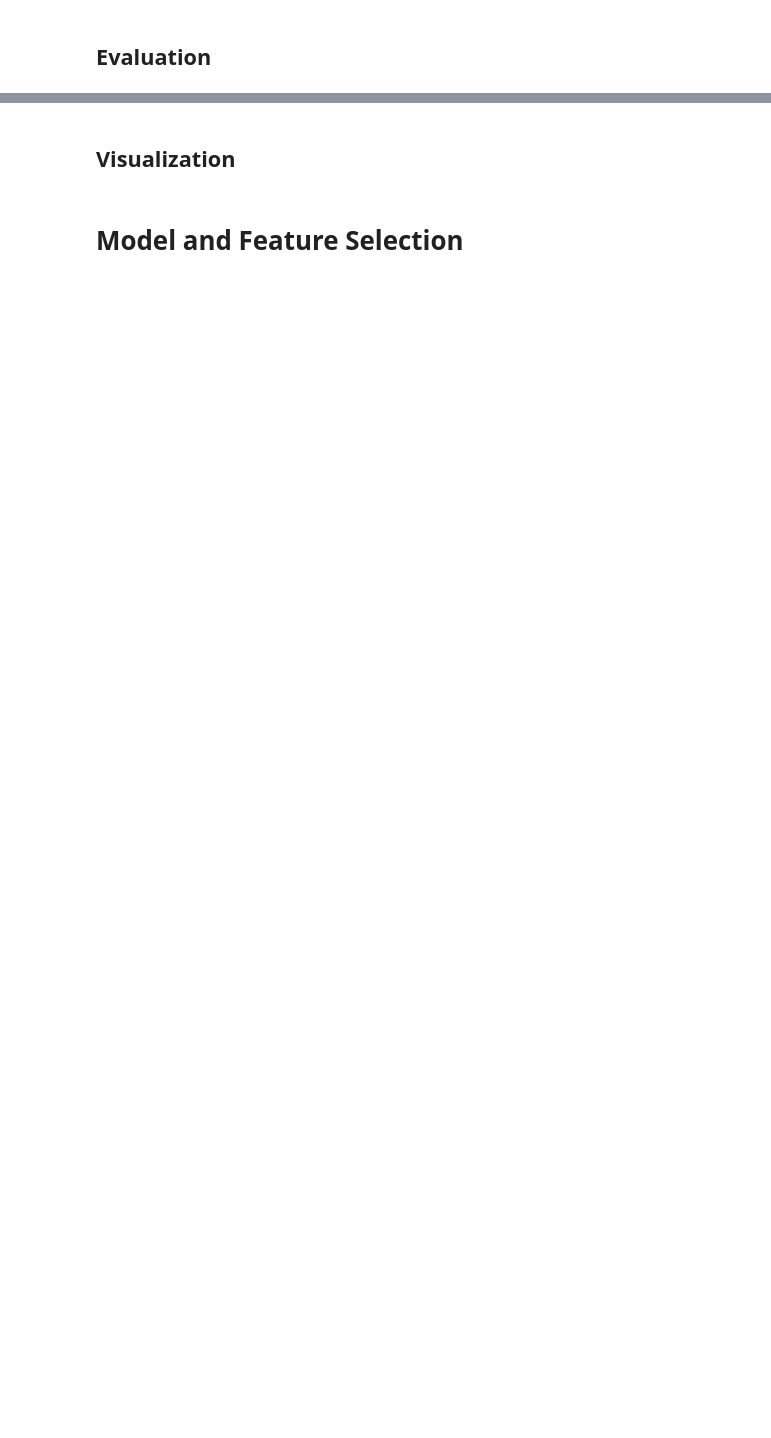
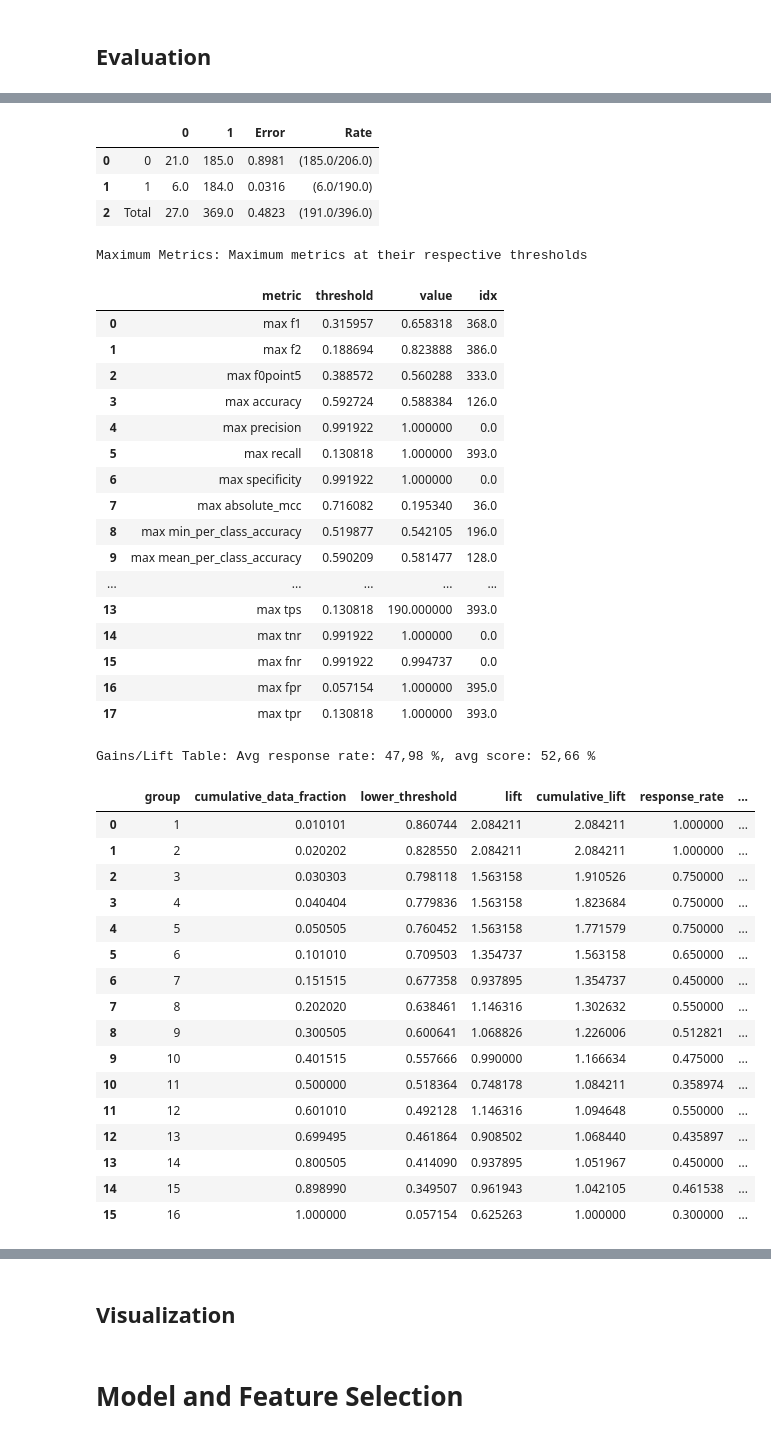
Before and after one commit to henriquebferreira/faceit-predictor-ML, a Jupyter notebook: faceit-predictor-framework.ipynb, the cells around one changed output, grey strips where cells are left out. Cells and saved outputs as stored; diff of their text form; code cells hidden in the pictures; blank space fills up the shorter version.

```diff
--- a/faceit-predictor-framework.ipynb
+++ b/faceit-predictor-framework.ipynb
@@ -400,0 +664,2 @@ features_imp_df.head(40)
+# %%
+hf = h2o.H2OFrame(data_processed)
@@ -400,0 +669,4 @@ features_imp_df.head(40)
+# %%
+splits = hf.split_frame(ratios=[0.7], seed=1)
+train = splits[0]
+test = splits[1]
@@ -400,0 +675,8 @@ features_imp_df.head(40)
+# %%
+# Identify predictors and response
+x = train.columns
+y = "winner"
+x.remove(y)
+
+# For binary classification, response should be a factor
+train[y] = train[y].asfactor()
@@ -400,0 +685,3 @@ features_imp_df.head(40)
+# %%
+aml = H2OAutoML(max_runtime_secs=30, seed=1, max_models=50, include_algos=["XGBoost"])
+aml.train(x=x, y=y, training_frame=train)
@@ -400,0 +728,4 @@ features_imp_df.head(40)
+# %%
+perf = aml.leader.model_performance(test)
+print(perf)
+# %% [output]
@@ -400,0 +748,40 @@ features_imp_df.head(40)
+|  |  | 0 | 1 | Error | Rate |
+| 0 | 0 | 21.0 | 185.0 | 0.8981 | (185.0/206.0) |
+| 1 | 1 | 6.0 | 184.0 | 0.0316 | (6.0/190.0) |
+| 2 | Total | 27.0 | 369.0 | 0.4823 | (191.0/396.0) |
+Maximum Metrics: Maximum metrics at their respective thresholds
+|  | metric | threshold | value | idx |
+| 0 | max f1 | 0.315957 | 0.658318 | 368.0 |
+| 1 | max f2 | 0.188694 | 0.823888 | 386.0 |
+| 2 | max f0point5 | 0.388572 | 0.560288 | 333.0 |
+| 3 | max accuracy | 0.592724 | 0.588384 | 126.0 |
+| 4 | max precision | 0.991922 | 1.000000 | 0.0 |
+| 5 | max recall | 0.130818 | 1.000000 | 393.0 |
+| 6 | max specificity | 0.991922 | 1.000000 | 0.0 |
+| 7 | max absolute_mcc | 0.716082 | 0.195340 | 36.0 |
+| 8 | max min_per_class_accuracy | 0.519877 | 0.542105 | 196.0 |
+| 9 | max mean_per_class_accuracy | 0.590209 | 0.581477 | 128.0 |
+| ... | ... | ... | ... | ... |
+| 13 | max tps | 0.130818 | 190.000000 | 393.0 |
+| 14 | max tnr | 0.991922 | 1.000000 | 0.0 |
+| 15 | max fnr | 0.991922 | 0.994737 | 0.0 |
+| 16 | max fpr | 0.057154 | 1.000000 | 395.0 |
+| 17 | max tpr | 0.130818 | 1.000000 | 393.0 |
+Gains/Lift Table: Avg response rate: 47,98 %, avg score: 52,66 %
+|  |  | group | cumulative_data_fraction | lower_threshold | lift | cumulative_lift | response_rate | ... |
+| 0 |  | 1 | 0.010101 | 0.860744 | 2.084211 | 2.084211 | 1.000000 | ... |
+| 1 |  | 2 | 0.020202 | 0.828550 | 2.084211 | 2.084211 | 1.000000 | ... |
+| 2 |  | 3 | 0.030303 | 0.798118 | 1.563158 | 1.910526 | 0.750000 | ... |
+| 3 |  | 4 | 0.040404 | 0.779836 | 1.563158 | 1.823684 | 0.750000 | ... |
+| 4 |  | 5 | 0.050505 | 0.760452 | 1.563158 | 1.771579 | 0.750000 | ... |
+| 5 |  | 6 | 0.101010 | 0.709503 | 1.354737 | 1.563158 | 0.650000 | ... |
+| 6 |  | 7 | 0.151515 | 0.677358 | 0.937895 | 1.354737 | 0.450000 | ... |
+| 7 |  | 8 | 0.202020 | 0.638461 | 1.146316 | 1.302632 | 0.550000 | ... |
+| 8 |  | 9 | 0.300505 | 0.600641 | 1.068826 | 1.226006 | 0.512821 | ... |
+| 9 |  | 10 | 0.401515 | 0.557666 | 0.990000 | 1.166634 | 0.475000 | ... |
+| 10 |  | 11 | 0.500000 | 0.518364 | 0.748178 | 1.084211 | 0.358974 | ... |
+| 11 |  | 12 | 0.601010 | 0.492128 | 1.146316 | 1.094648 | 0.550000 | ... |
+| 12 |  | 13 | 0.699495 | 0.461864 | 0.908502 | 1.068440 | 0.435897 | ... |
+| 13 |  | 14 | 0.800505 | 0.414090 | 0.937895 | 1.051967 | 0.450000 | ... |
+| 14 |  | 15 | 0.898990 | 0.349507 | 0.961943 | 1.042105 | 0.461538 | ... |
+| 15 |  | 16 | 1.000000 | 0.057154 | 0.625263 | 1.000000 | 0.300000 | ... |
```
Also changed, not shown: parts of 72 cells of this notebook, 1 other file.
